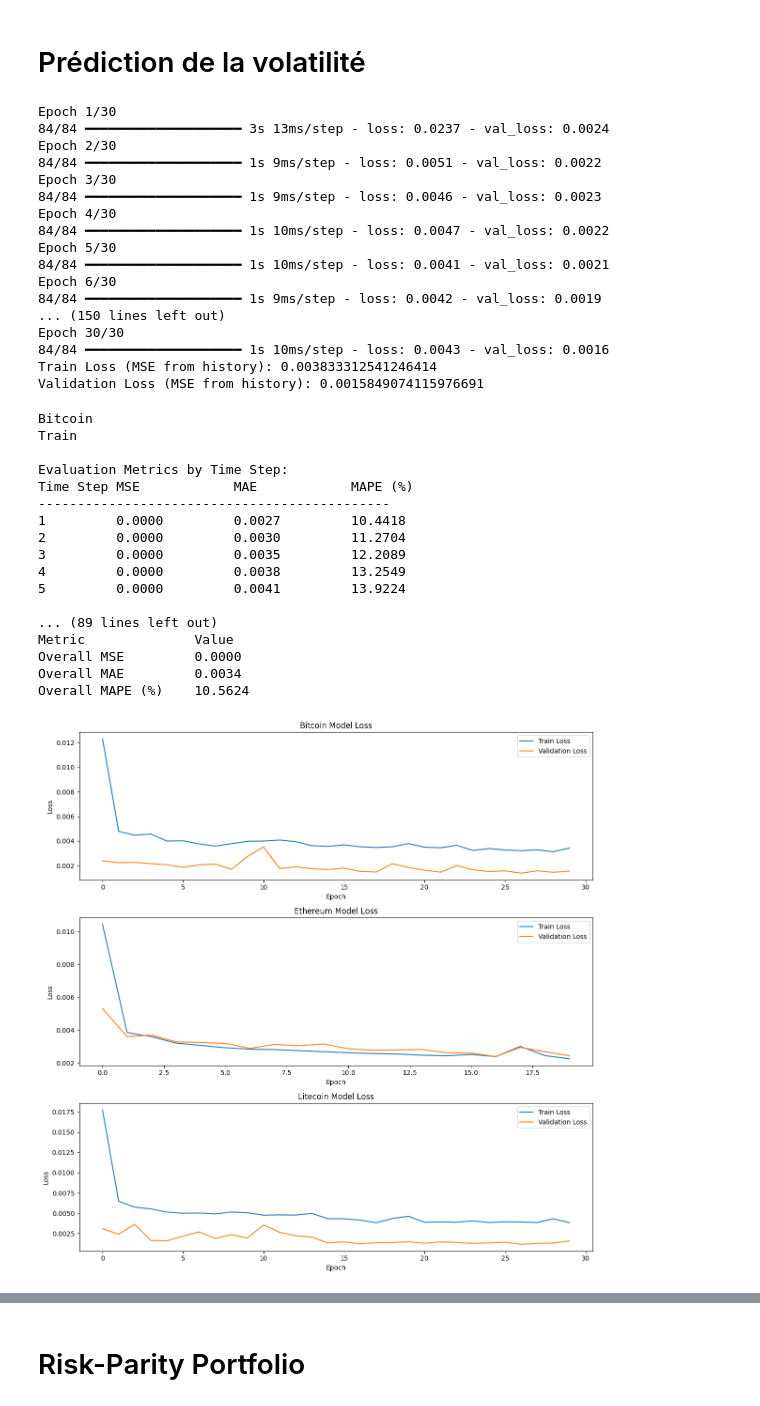
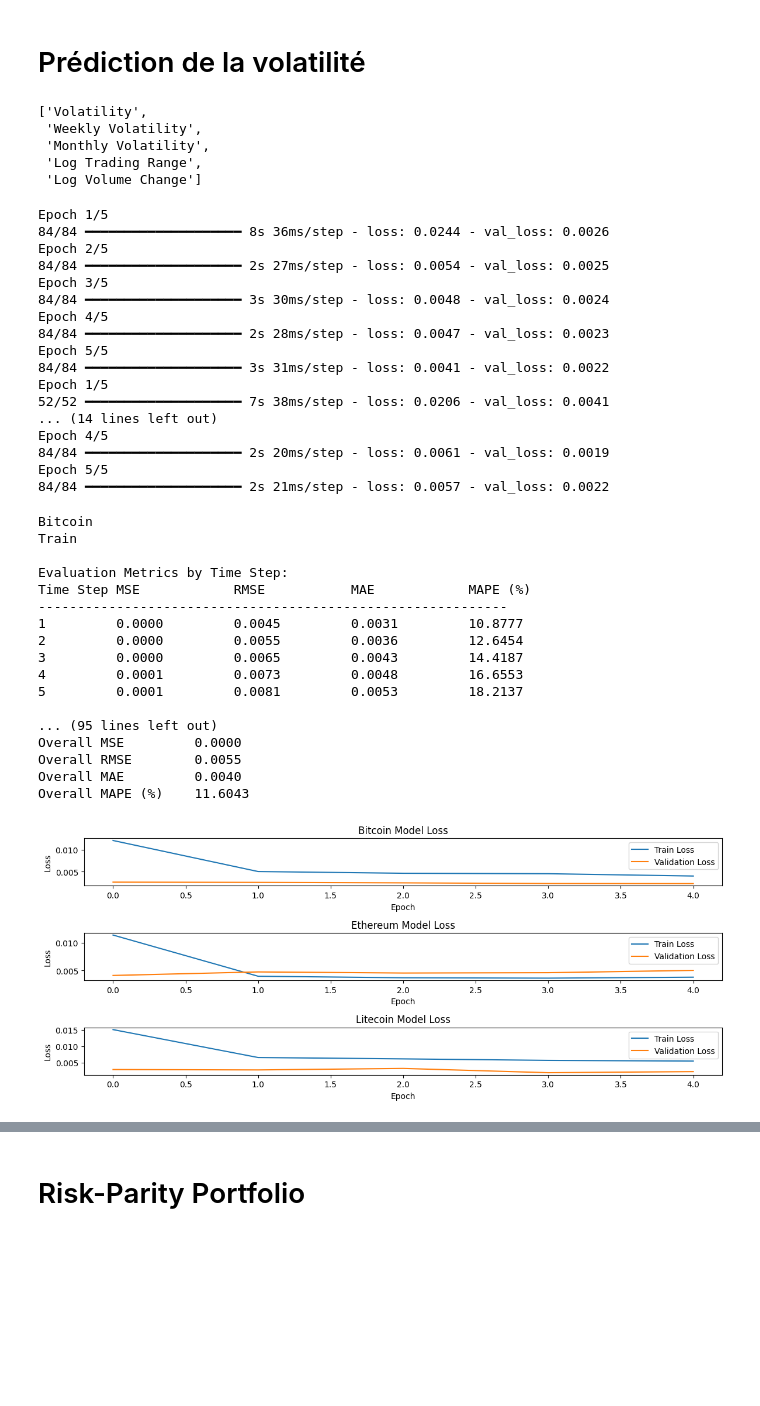
Before and after one commit to emmaebrl/crypto-volatility-lab, a Jupyter notebook: sandbox/all_currencies.ipynb, the cells around one changed output, grey strips where cells are left out. Drawn from its saved outputs; the diff is of its cells as text; code cells hidden in the pictures; blank space fills up the shorter version.

Commit message:
add rmse

```diff
--- a/sandbox/all_currencies.ipynb
+++ b/sandbox/all_currencies.ipynb
@@ -230,36 +228,43 @@ plt.show()
 # Prédiction de la volatilité
 # %%
 features = features_creator_bitcoin.features_names
+features
+# %% [output]
+['Volatility',
+ 'Weekly Volatility',
+ 'Monthly Volatility',
+ 'Log Trading Range',
+ 'Log Volume Change']
 # %%
 # bitcoin model
-bitcoin_pipeline = LSTMGRUPipeline(forecast_horizon=5, epochs=30, batch_size=32, validation_split=0.1, normalize=True)
+bitcoin_pipeline = GRUPipeline(forecast_horizon=5, epochs=5, batch_size=32, validation_split=0.1, normalize=True)
 bitcoin_model = bitcoin_pipeline.fit(bitcoin_train_data[features].values, bitcoin_train_data["Volatility"].values.astype(np.float64))
 
 # ethereum model
-ethereum_pipeline = LSTMGRUPipeline(forecast_horizon=5, epochs=20, batch_size=32, validation_split=0.1, dropout_rate=0, normalize=True)
+ethereum_pipeline = GRUPipeline(forecast_horizon=5, epochs=5, batch_size=32, validation_split=0.1, dropout_rate=0, normalize=True)
 ethereum_model= ethereum_pipeline.fit(ethereum_train_data[features].values, ethereum_train_data["Volatility"].values.astype(np.float64))
 
 # litecoin model
-litecoin_pipeline = LSTMGRUPipeline(forecast_horizon=5, epochs=30, batch_size=32, validation_split=0.1, normalize=True)
+litecoin_pipeline = GRUPipeline(forecast_horizon=5, epochs=5, batch_size=32, validation_split=0.1, normalize=True)
 litecoin_model= litecoin_pipeline.fit(litecoin_train_data[features].values, litecoin_train_data["Volatility"].values.astype(np.float64))
 # %% [output]
-Epoch 1/30
-84/84 ━━━━━━━━━━━━━━━━━━━━ 3s 13ms/step - loss: 0.0237 - val_loss: 0.0024
-Epoch 2/30
-84/84 ━━━━━━━━━━━━━━━━━━━━ 1s 9ms/step - loss: 0.0051 - val_loss: 0.0022
-Epoch 3/30
-84/84 ━━━━━━━━━━━━━━━━━━━━ 1s 9ms/step - loss: 0.0046 - val_loss: 0.0023
-Epoch 4/30
-84/84 ━━━━━━━━━━━━━━━━━━━━ 1s 10ms/step - loss: 0.0047 - val_loss: 0.0022
-Epoch 5/30
-84/84 ━━━━━━━━━━━━━━━━━━━━ 1s 10ms/step - loss: 0.0041 - val_loss: 0.0021
-Epoch 6/30
-84/84 ━━━━━━━━━━━━━━━━━━━━ 1s 9ms/step - loss: 0.0042 - val_loss: 0.0019
-... (150 lines left out)
-Epoch 30/30
-84/84 ━━━━━━━━━━━━━━━━━━━━ 1s 10ms/step - loss: 0.0043 - val_loss: 0.0016
-Train Loss (MSE from history): 0.003833312541246414
-Validation Loss (MSE from history): 0.0015849074115976691
+Epoch 1/5
+84/84 ━━━━━━━━━━━━━━━━━━━━ 8s 36ms/step - loss: 0.0244 - val_loss: 0.0026
+Epoch 2/5
+84/84 ━━━━━━━━━━━━━━━━━━━━ 2s 27ms/step - loss: 0.0054 - val_loss: 0.0025
+Epoch 3/5
+84/84 ━━━━━━━━━━━━━━━━━━━━ 3s 30ms/step - loss: 0.0048 - val_loss: 0.0024
+Epoch 4/5
+84/84 ━━━━━━━━━━━━━━━━━━━━ 2s 28ms/step - loss: 0.0047 - val_loss: 0.0023
+Epoch 5/5
+84/84 ━━━━━━━━━━━━━━━━━━━━ 3s 31ms/step - loss: 0.0041 - val_loss: 0.0022
+Epoch 1/5
+52/52 ━━━━━━━━━━━━━━━━━━━━ 7s 38ms/step - loss: 0.0206 - val_loss: 0.0041
+... (14 lines left out)
+Epoch 4/5
+84/84 ━━━━━━━━━━━━━━━━━━━━ 2s 20ms/step - loss: 0.0061 - val_loss: 0.0019
+Epoch 5/5
+84/84 ━━━━━━━━━━━━━━━━━━━━ 2s 21ms/step - loss: 0.0057 - val_loss: 0.0022
 # %%
 # Evaluation
 
@@ -298,52 +303,52 @@ Bitcoin
 Train
 
 Evaluation Metrics by Time Step:
-Time Step MSE            MAE            MAPE (%)
----------------------------------------------
-1         0.0000         0.0027         10.4418
-2         0.0000         0.0030         11.2704
-3         0.0000         0.0035         12.2089
-4         0.0000         0.0038         13.2549
-5         0.0000         0.0041         13.9224
+Time Step MSE            RMSE           MAE            MAPE (%)
+------------------------------------------------------------
+1         0.0000         0.0045         0.0031         10.8777
+2         0.0000         0.0055         0.0036         12.6454
+3         0.0000         0.0065         0.0043         14.4187
+4         0.0001         0.0073         0.0048         16.6553
+5         0.0001         0.0081         0.0053         18.2137
 
-... (89 lines left out)
-Metric              Value
+... (95 lines left out)
 Overall MSE         0.0000
-Overall MAE         0.0034
-Overall MAPE (%)    10.5624
+Overall RMSE        0.0055
+Overall MAE         0.0040
+Overall MAPE (%)    11.6043
 # %%
 # Plot loss history of models
-fig, ax = plt.subplots(3, 1, figsize=(12, 12))
+fig, ax = plt.subplots(3, 1, figsize=(12, 5))
 
 bitcoin_history = bitcoin_pipeline.get_history()
 ethereum_history = ethereum_pipeline.get_history()
 litecoin_history = litecoin_pipeline.get_history()
 
 ax[0].plot(bitcoin_history['loss'], label='Train Loss')
 ax[0].plot(bitcoin_history['val_loss'], label='Validation Loss')
 ax[0].set_title('Bitcoin Model Loss')
 ax[0].set_xlabel('Epoch')
 ax[0].set_ylabel('Loss')
 ax[0].legend()
 
 ax[1].plot(ethereum_history['loss'], label='Train Loss')
 ax[1].plot(ethereum_history['val_loss'], label='Validation Loss')
 ax[1].set_title('Ethereum Model Loss')
 ax[1].set_xlabel('Epoch')
 ax[1].set_ylabel('Loss')
 ax[1].legend()
 
 ax[2].plot(litecoin_history['loss'], label='Train Loss')
 ax[2].plot(litecoin_history['val_loss'], label='Validation Loss')
 ax[2].set_title('Litecoin Model Loss')
 ax[2].set_xlabel('Epoch')
 ax[2].set_ylabel('Loss')
 ax[2].legend()
 
 plt.tight_layout()
 plt.show()
 # %% [output]
-[figure, old version]
+[figure, new version]
 # %%
 def predict_and_plot(pipeline, train_data, test_data, ax, title):
     # keep only t+5 predictions
```
Also changed, not shown: parts of 10 cells of this notebook, 7 other files.
